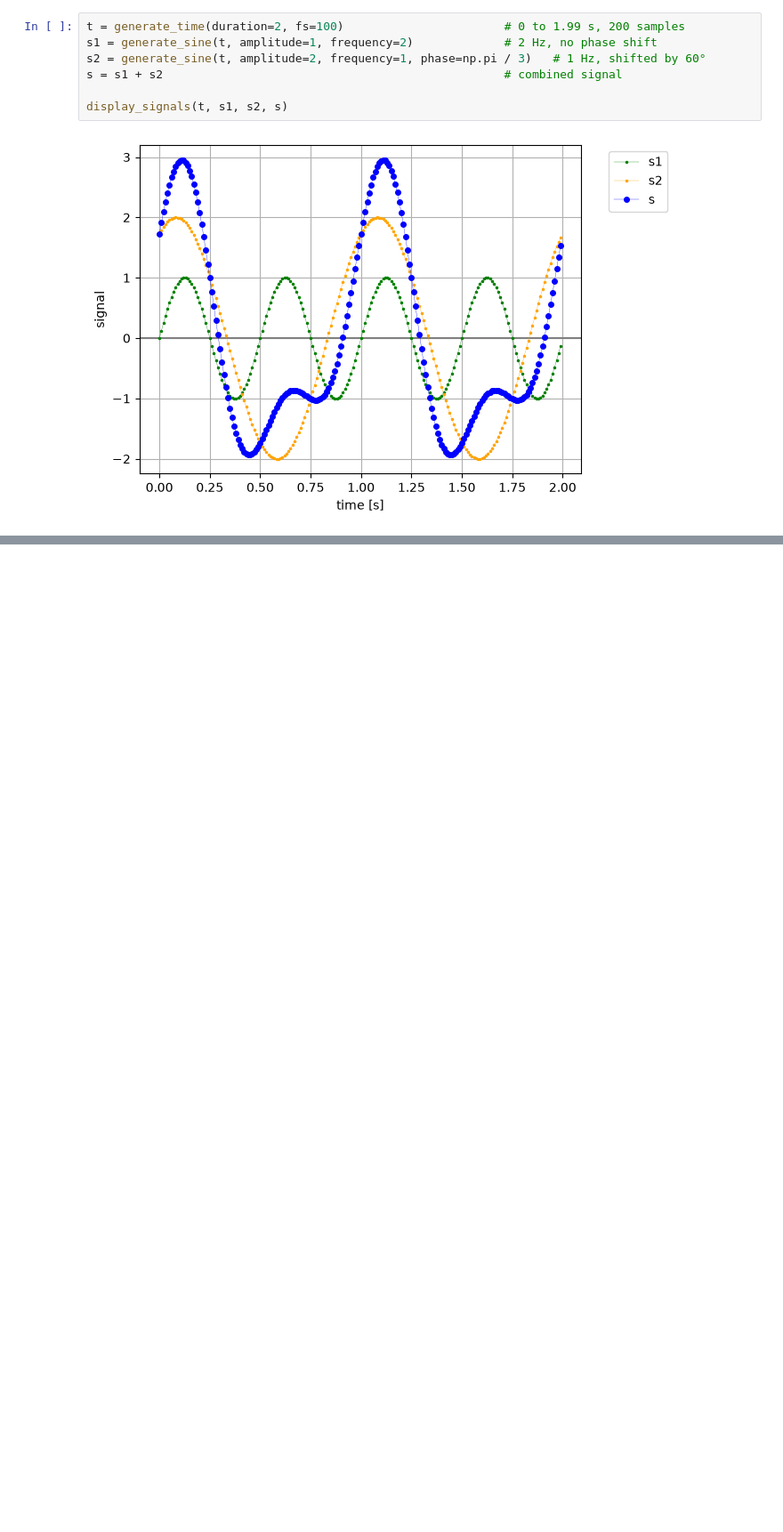
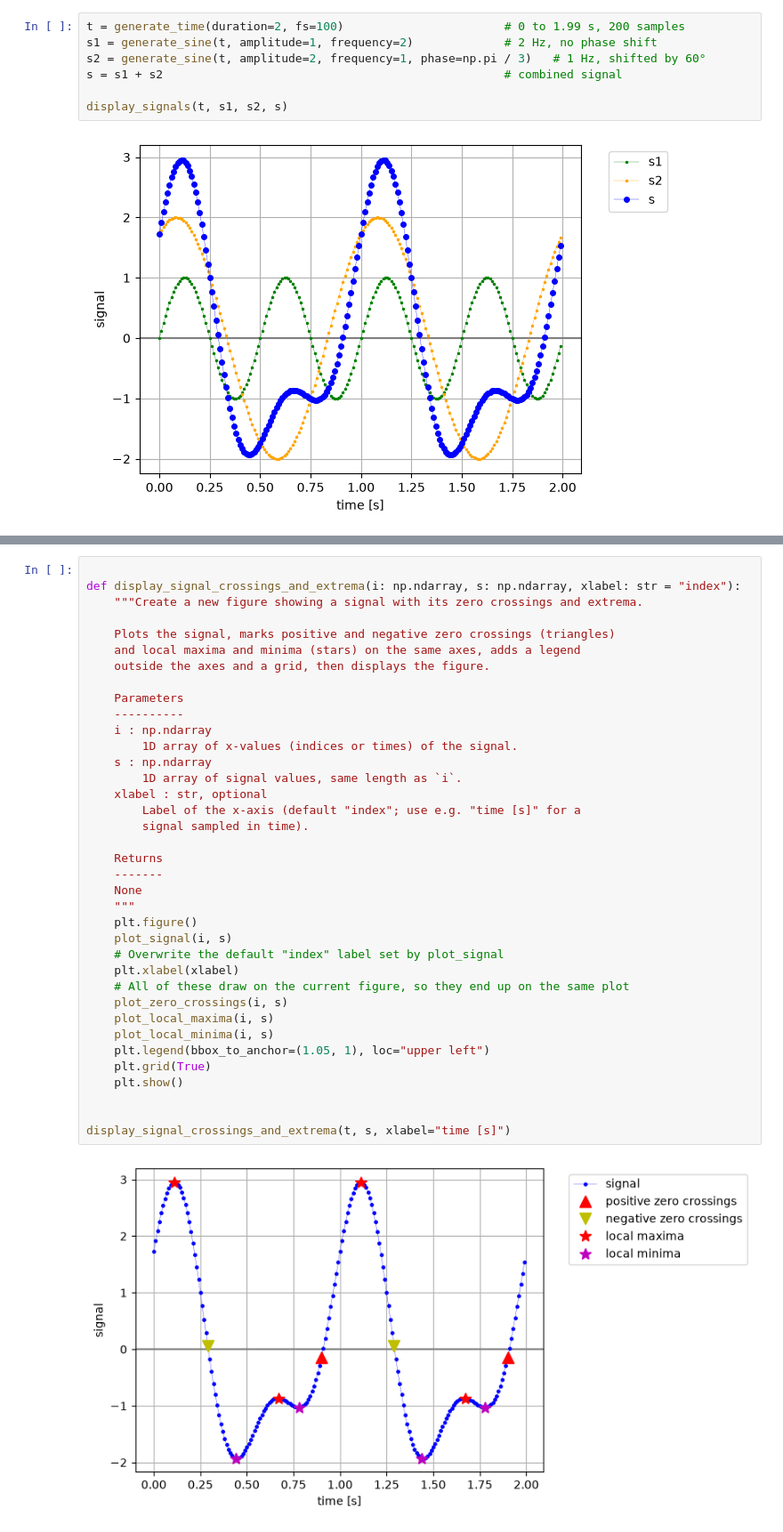
Before and after one commit to vidusha1234/IEAP-Series03-Python, a Jupyter notebook: Part 2 and 3.ipynb, the cells around one changed output, grey strips where cells are left out. Shown at 89% size. Cells and saved outputs as stored; diff of their text form; blank space fills up the shorter version.

Commit message:
Update Part 2 and 3.ipynb
Section 3.2 completed with reusing the code that was created before on a new known signal

```diff
--- a/Part 2 and 3.ipynb
+++ b/Part 2 and 3.ipynb
@@ -646,0 +653,39 @@ display_signals(t, s1, s2, s)
+# %%
+
+def display_signal_crossings_and_extrema(i: np.ndarray, s: np.ndarray, xlabel: str = "index"):
+    """Create a new figure showing a signal with its zero crossings and extrema.
+
+    Plots the signal, marks positive and negative zero crossings (triangles)
+    and local maxima and minima (stars) on the same axes, adds a legend
+    outside the axes and a grid, then displays the figure.
+
+    Parameters
+    ----------
+    i : np.ndarray
+        1D array of x-values (indices or times) of the signal.
+    s : np.ndarray
+        1D array of signal values, same length as `i`.
+    xlabel : str, optional
+        Label of the x-axis (default "index"; use e.g. "time [s]" for a
+        signal sampled in time).
+
+    Returns
+    -------
+    None
+    """
+    plt.figure()
+    plot_signal(i, s)
+    # Overwrite the default "index" label set by plot_signal
+    plt.xlabel(xlabel)
+    # All of these draw on the current figure, so they end up on the same plot
+    plot_zero_crossings(i, s)
+    plot_local_maxima(i, s)
+    plot_local_minima(i, s)
+    plt.legend(bbox_to_anchor=(1.05, 1), loc="upper left")
+    plt.grid(True)
+    plt.show()
+
+
+display_signal_crossings_and_extrema(t, s, xlabel="time [s]")
+# %% [output]
+[figure, added]
```
Also changed, not shown: parts of 2 cells of this notebook.
